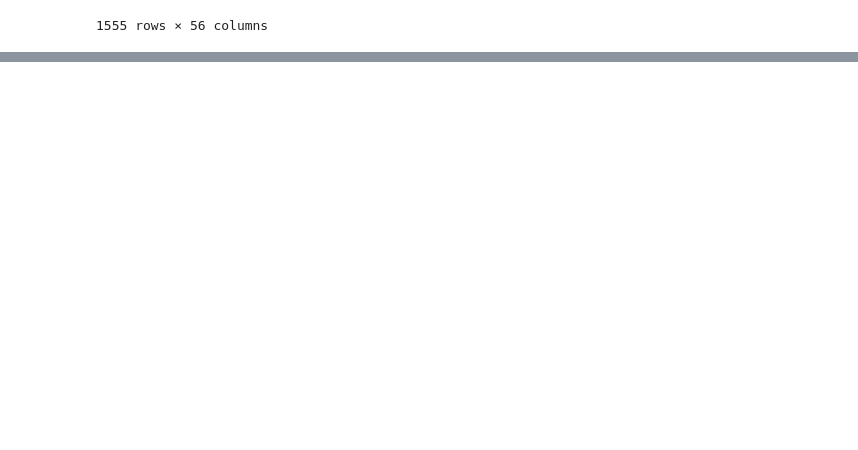
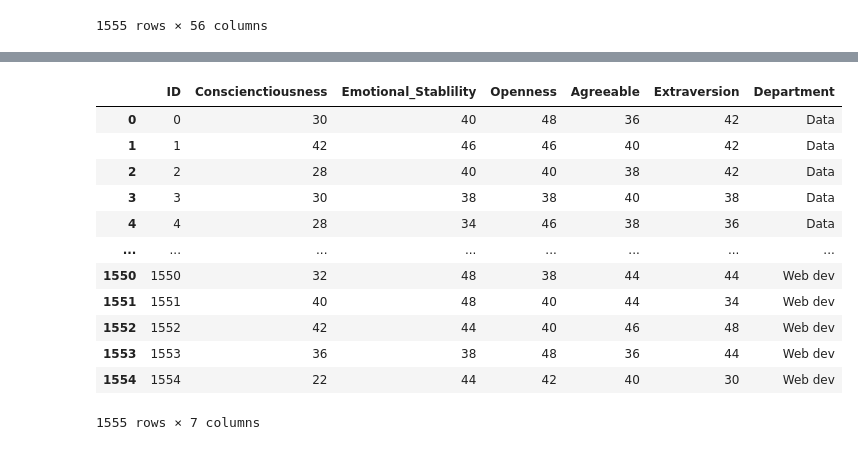
Before and after one commit to YoungerCode/data_wrangling, a Jupyter notebook: data_wrangling_ori.ipynb, the cells around one changed output, grey strips where cells are left out. Drawn from its saved outputs; the diff is of its cells as text; code cells hidden in the pictures; blank space fills up the shorter version.

```diff
--- a/Data wrangling/data_wrangling.ipynb
+++ b/data_wrangling_ori.ipynb
@@ -88,0 +61,12 @@ NameError: name 'openness' is not defined
+# %%
+def convertData(row, Nums_Cat):
+    count = 0
+    touch = 0
+    for values in personality_score_2.columns:
+        lst = row[values]
+        if type(lst) == str:
+            cat = lst[1]
+            result = int(lst[4])
+            if cat == Nums_Cat:
+                count += result
+    return count
@@ -104,0 +119,16 @@ personality_score_2
+# %%
+Risk_status
+# %% [output]
+|  | ID | Conscienctiousness | Emotional_Stablility | Openness | Agreeable | Extraversion | Department |
+| 0 | 0 | 30 | 40 | 48 | 36 | 42 | Data |
+| 1 | 1 | 42 | 46 | 46 | 40 | 42 | Data |
+| 2 | 2 | 28 | 40 | 40 | 38 | 42 | Data |
+| 3 | 3 | 30 | 38 | 38 | 40 | 38 | Data |
+| 4 | 4 | 28 | 34 | 46 | 38 | 36 | Data |
+| ... | ... | ... | ... | ... | ... | ... | ... |
+| 1550 | 1550 | 32 | 48 | 38 | 44 | 44 | Web dev |
+| 1551 | 1551 | 40 | 48 | 40 | 44 | 34 | Web dev |
+| 1552 | 1552 | 42 | 44 | 40 | 46 | 48 | Web dev |
+| 1553 | 1553 | 36 | 38 | 48 | 36 | 44 | Web dev |
+| 1554 | 1554 | 22 | 44 | 42 | 40 | 30 | Web dev |
+1555 rows × 7 columns
```
Also changed, not shown: parts of 16 cells of this notebook, 2 other files.
